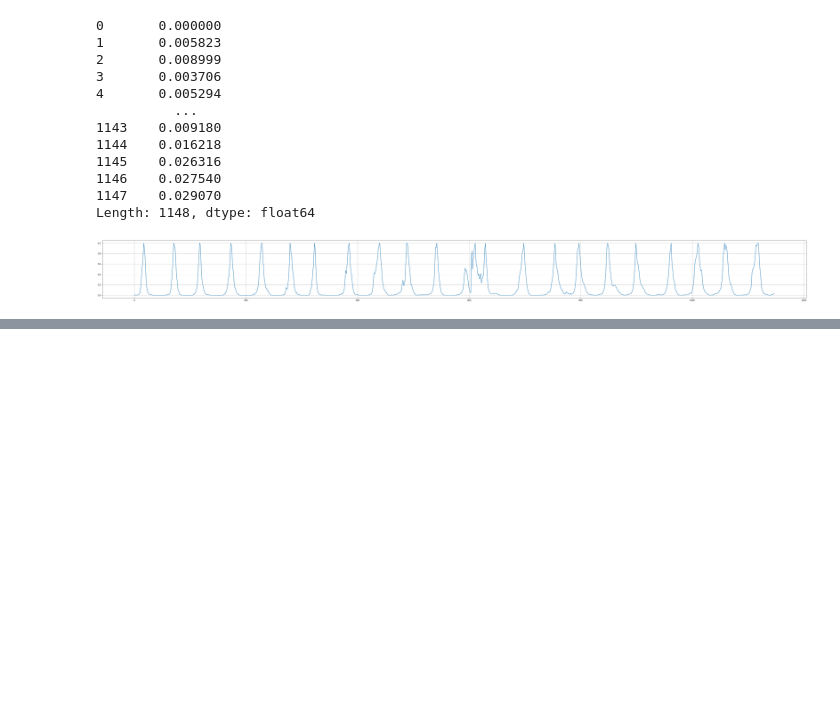
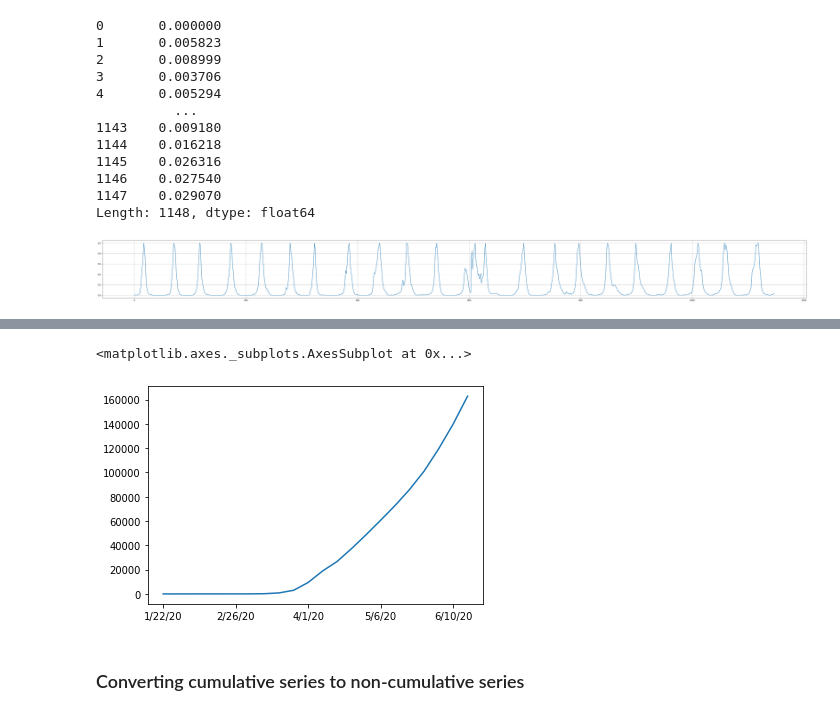
Before and after one commit to tamjazad/ml-covid19, a Jupyter notebook: flu-trained-models/cali_flu_temp_nextWed.ipynb, the cells around one changed output, grey strips where cells are left out. Saved outputs shown, nothing was run; the diff lists cells and outputs as text; code cells hidden in the pictures; blank space fills up the shorter version.

```diff
--- a/flu-trained-models/cali_flu_temp_nextWed.ipynb
+++ b/flu-trained-models/cali_flu_temp_nextWed.ipynb
@@ -101,0 +151,2 @@ Length: 1148, dtype: float64
+# %%
+cali_weekly_cases = cali_cases_total.iloc[::7]
@@ -101,0 +173,7 @@ Length: 1148, dtype: float64
+# %%
+cali_weekly_cases.plot()
+# %% [output]
+<matplotlib.axes._subplots.AxesSubplot at 0x...>
+[figure, added]
+# %% [markdown]
+### Converting cumulative series to non-cumulative series
```
Also changed, not shown: parts of 14 cells of this notebook, 1 other file.
